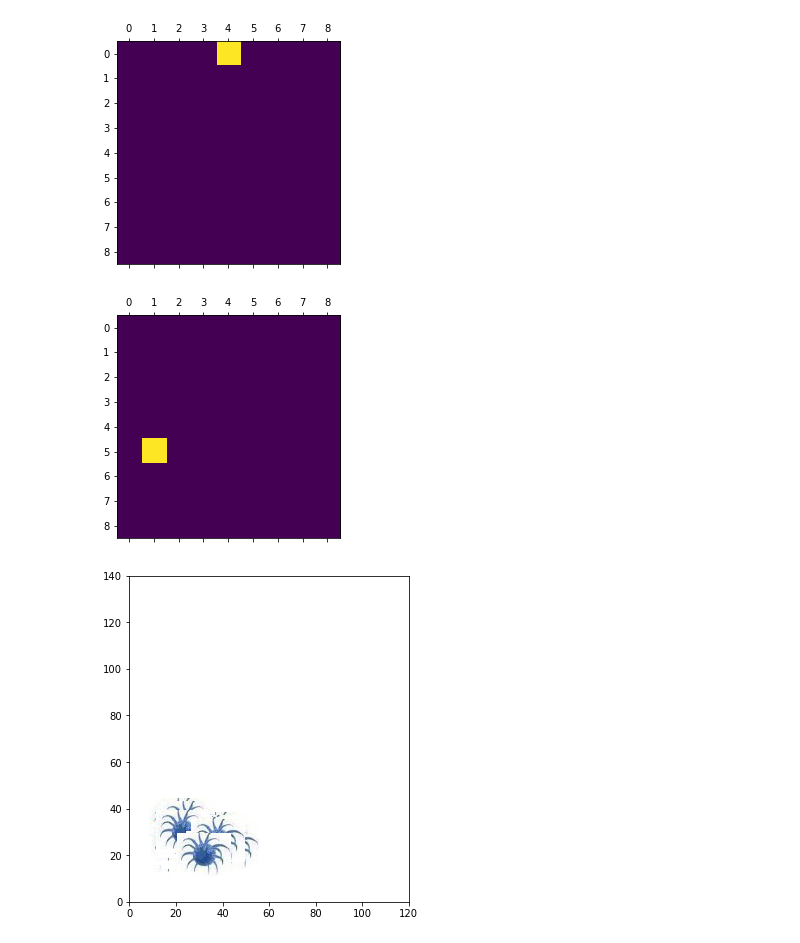
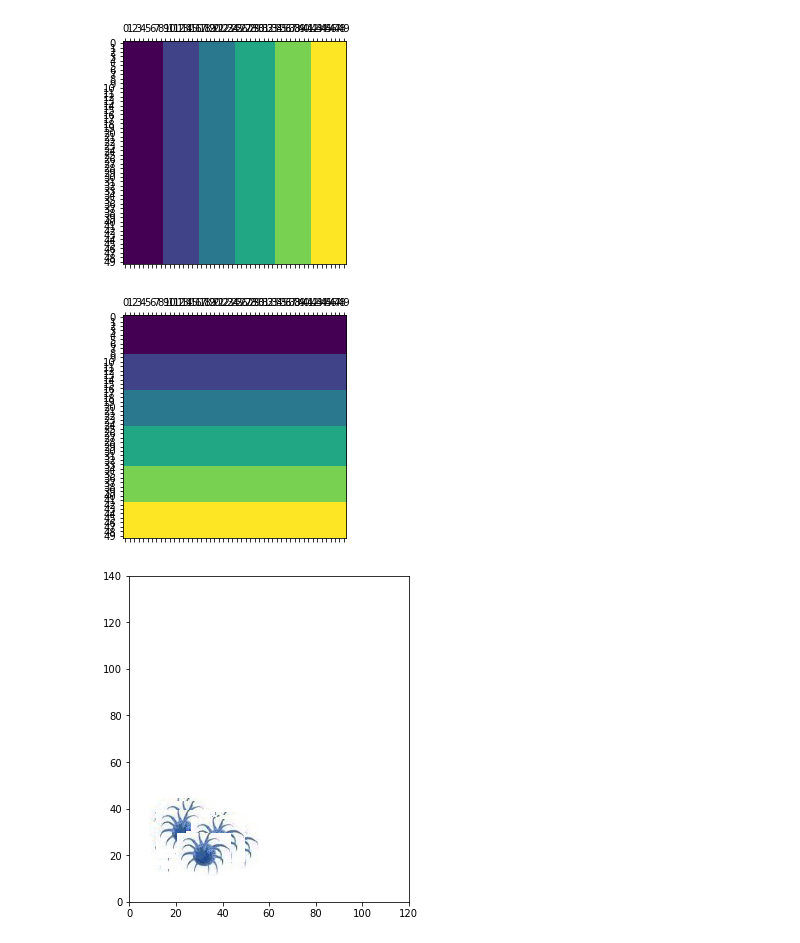
Before and after one commit to goodm215/CMSE202-Project, a Jupyter notebook: Project2_4_15_compliled.ipynb, the cells around one changed output. Drawn from its saved outputs; the diff is of its cells as text; code cells hidden in the pictures.

```diff
--- a/Project2_4_15_compliled.ipynb
+++ b/Project2_4_15_compliled.ipynb
@@ -42,7 +42,7 @@ class board():
         self.nrows = nrows
         self.ncols = ncols
         self._nutrients = np.zeros((self.nrows,self.ncols))
-        self._anti = np.zeros((self.nrows,self.ncols))
+        self._antibiotics = np.zeros((self.nrows,self.ncols))
         self._toxins = np.zeros((self.nrows,self.ncols))
         self._bacteria = np.full([self.nrows,self.ncols], None)
 
@@ -54,17 +54,34 @@ class board():
         #print('\n')
         #print("bacteria locations:")
         #print(self._bacteria)
+        self.nutrients()
+        self.antibiotics()
 
     def nutrients(self):
         '''
         displays nutrients attribute with random nonzero entry added
         '''
-        a = np.random.randint(0,self.nrows)
-        b = np.random.randint(0,self.ncols)
-        self._nutrients[a][b] = np.random.random()
+        #a = np.random.randint(0,self.nrows)
+        #b = np.random.randint(0,self.ncols)
+        #self._nutrients[a][b] = np.random.random()
         #nutrients = nutrients.reshape((self.nrows, self.ncols))
         #row_labels = range(self.nrows)
         #col_labels = range(self.ncols)
+
+        for col in range(self.ncols):
+            if col < self.ncols/6:
+                self._nutrients[:,col] = 0
+            elif col < 2*self.ncols/6:
+                self._nutrients[:,col] = .2
+            elif col < 3*self.ncols/6:
+                self._nutrients[:,col] = .4
+            elif col < 4*self.ncols/6:
+                self._nutrients[:,col] = .6
+            elif col < 5*self.ncols/6:
+                self._nutrients[:,col] = .8
+            else:
+                self._nutrients[:,col] = 1
+
         plt.matshow(self._nutrients)
         plt.xticks(range(self.ncols), range(self.ncols))
         plt.yticks(range(self.nrows), range(self.nrows))
@@ -75,13 +92,28 @@ class board():
         '''
         displays antibiotics attribute with random nonzero entry added
         '''
-        c = np.random.randint(0,self.nrows)
-        d = np.random.randint(0,self.ncols)
-        self._anti[c][d] = np.random.random()
+        #c = np.random.randint(0,self.nrows)
+        #d = np.random.randint(0,self.ncols)
+        #self._anti[c][d] = np.random.random()
         #anti = anti.reshape((self.nrows, self.ncols))
         #row_labels = range(self.nrows)
         #col_labels = range(self.ncols)
-        plt.matshow(self._anti)
+
+        for row in range(self.nrows):
+            if row < self.nrows/6:
+                self._antibiotics[row,:] = 0
+            elif row < 2*self.nrows/6:
+                self._antibiotics[row,:] = .2
+            elif row < 3*self.nrows/6:
+                self._antibiotics[row,:] = .4
+            elif row < 4*self.nrows/6:
+                self._antibiotics[row,:] = .6
+            elif row < 5*self.nrows/6:
+                self._antibiotics[row,:] = .8
+            else:
+                self._antibiotics[row,:] = 1
+
+        plt.matshow(self._antibiotics)
         plt.xticks(range(self.ncols), range(self.ncols))
         plt.yticks(range(self.nrows), range(self.nrows))
         plt.show()
@@ -97,45 +129,43 @@ class board():
         '''
         returns antibiotic value at point
         '''
-        return self._anti[x,y]
+        return self._antibiotics[x,y]
 
     def add_bacteria(self, x, y, to_add):
         '''
         adds a bacteria at point
         '''
         self._bacteria[x,y] = to_add
         return
 
     def toxins():#may take out
         pass
 
     def update(self):
         '''
         updates the board
         '''
         #currently only updates bacteria
         for row in range(self.nrows):
             for col in range(self.ncols):
                 if self._bacteria[row,col] is not None:
                     check = self._bacteria[row,col].update(self)
                     if check:
                         self._bacteria[row,col] = None
 
 
     def display(self):
         '''
         displays the board
         '''
         #to be implemented, but this is where board's attributes are displayed to screen
         pass
 
-c = board(9,9)
-c.nutrients()
-c.antibiotics()
+c = board(50,50)
 #https://stackoverflow.com/questions/10194482/custom-matplotlib-plot-chess-board-like-table-with-colored-cells
 # %% [output]
-[figure, old version]
+[figure, new version]
-[figure, old version]
+[figure, new version]
 # %%
 class bacteria():
 
```
